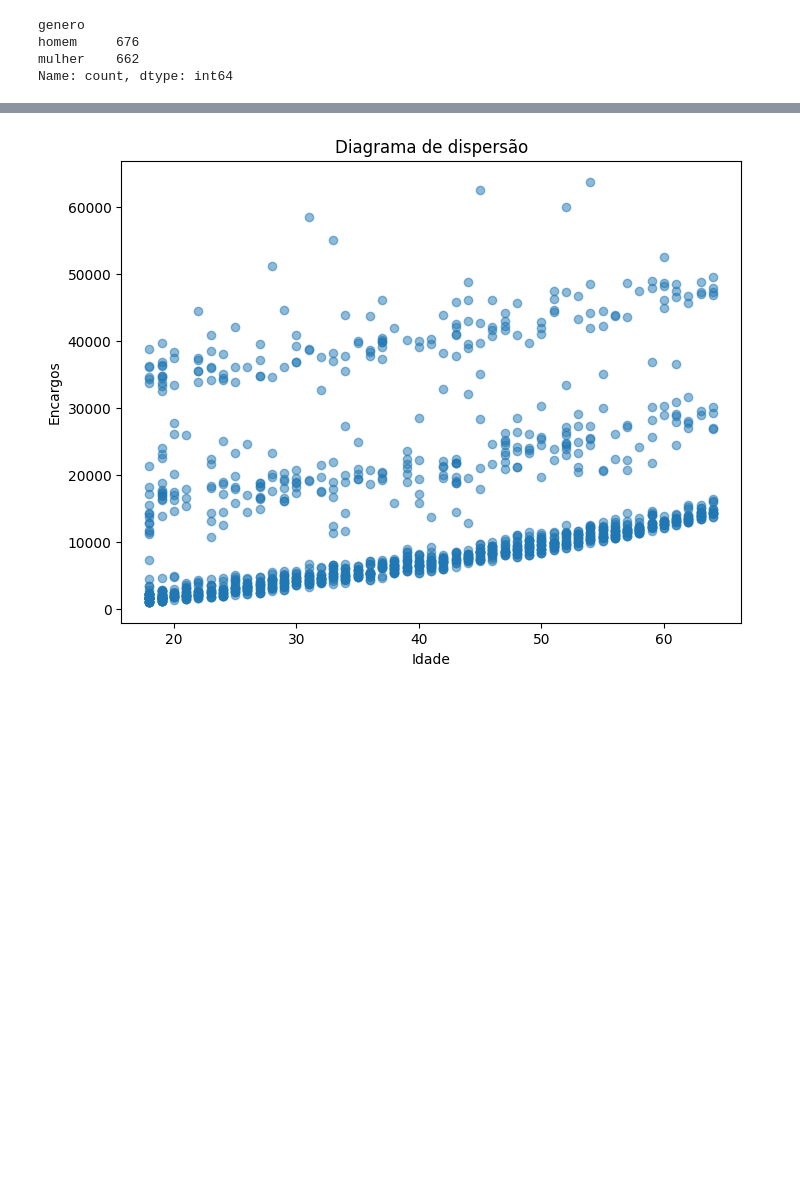
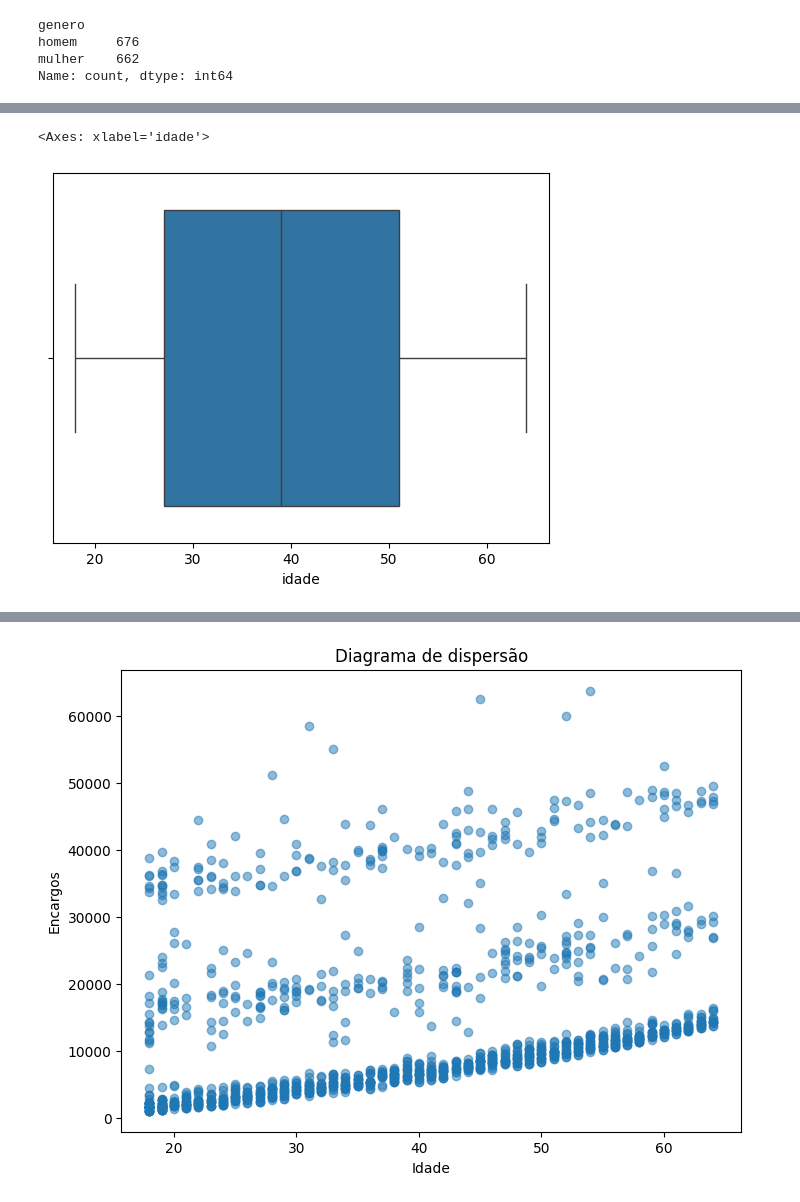
Before and after one commit to jordanmsouza/TechChallenge_Fase1_Grupo4, a Jupyter notebook: Tech_Challange_Fase1_Grupo4.ipynb, the cells around one changed output, grey strips where cells are left out. Saved outputs shown, nothing was run; the diff lists cells and outputs as text; code cells hidden in the pictures; blank space fills up the shorter version.

```diff
--- a/Tech_Challange_Fase1_Grupo4.ipynb
+++ b/Tech_Challange_Fase1_Grupo4.ipynb
@@ -96,0 +184,5 @@ Name: count, dtype: int64
+# %%
+sb.boxplot(x=dados["idade"])
+# %% [output]
+<Axes: xlabel='idade'>
+[figure, added]
```
Also changed, not shown: parts of 45 cells of this notebook.
